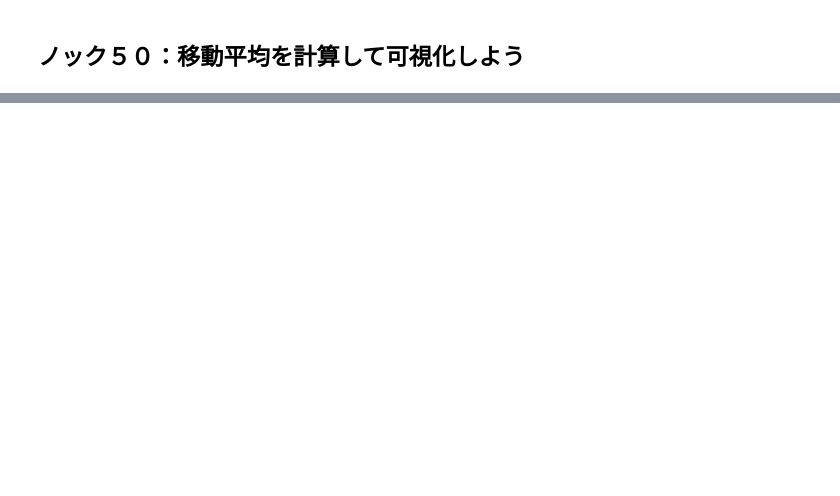
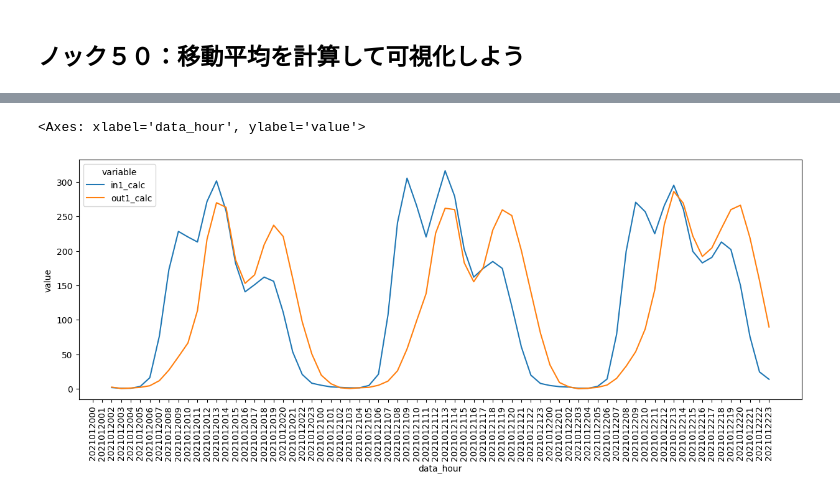
Before and after one commit to shake345/Python100knock, a Jupyter notebook: 3章_加工.ipynb, the cells around one changed output, grey strips where cells are left out. Drawn from its saved outputs; the diff is of its cells as text; code cells hidden in the pictures; blank space fills up the shorter version.

```diff
--- a/3章_加工.ipynb
+++ b/3章_加工.ipynb
@@ -271,2 +420,5 @@ print(f'{min_receive_time}から{max_receive_time}')
 # %% [markdown]
 ## ノック５０：移動平均を計算して可視化しよう
+# %%
+viz_data = data_analytics[['data_hour','in1_calc','out1_calc']].groupby('data_hour',as_index=False).sum()
+viz_data.head()
@@ -272,0 +432,3 @@ print(f'{min_receive_time}から{max_receive_time}')
+# %%
+viz_data_rolling = viz_data[['in1_calc','out1_calc']].rolling(3).mean()
+viz_data_rolling.head()
@@ -272,0 +442,9 @@ print(f'{min_receive_time}から{max_receive_time}')
+# %%
+viz_data_rolling['data_hour'] = viz_data['data_hour']
+viz_data_rolling = pd.melt(viz_data_rolling,id_vars='data_hour',value_vars=['in1_calc','out1_calc'])
+plt.figure(figsize=(15,5))
+plt.xticks(rotation=90)
+sns.lineplot(x=viz_data_rolling['data_hour'],y=viz_data_rolling['value'],hue=viz_data_rolling['variable'])
+# %% [output]
+<Axes: xlabel='data_hour', ylabel='value'>
+[figure, added]
```
Also changed, not shown: parts of 13 cells of this notebook.
